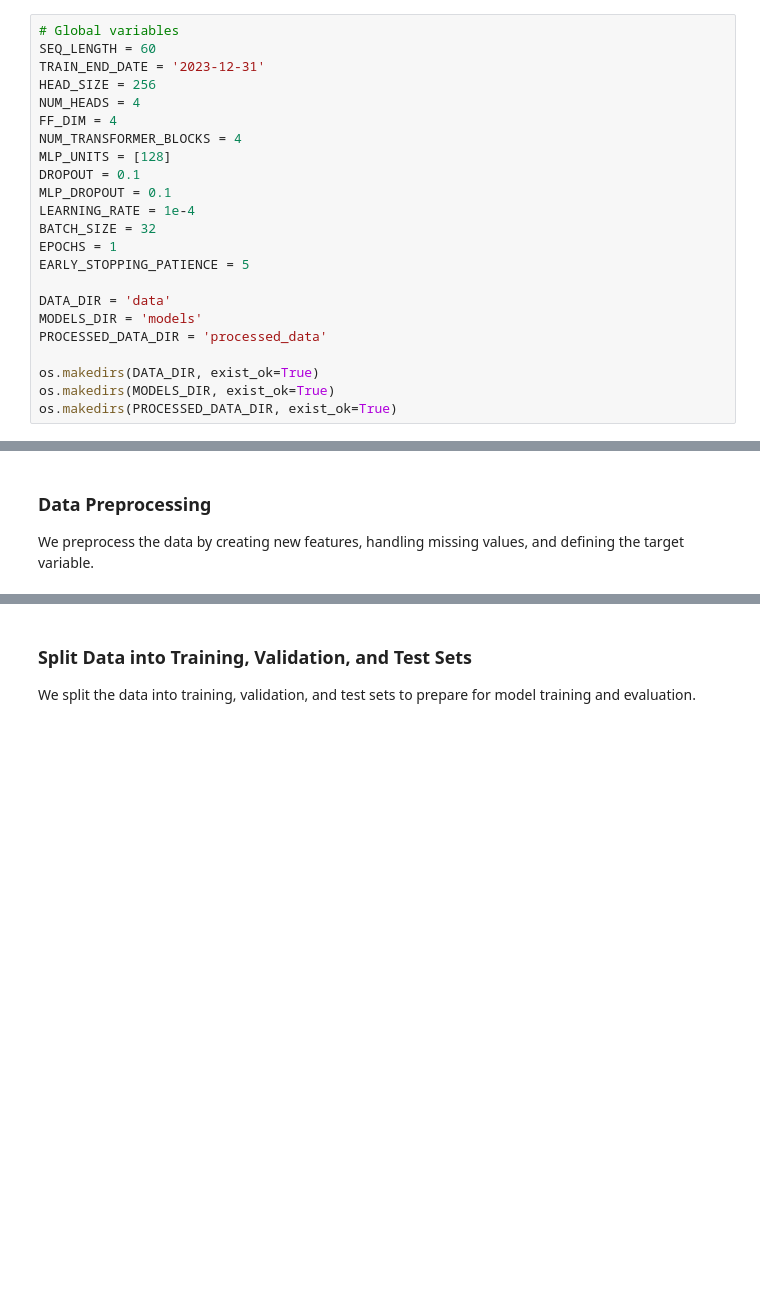
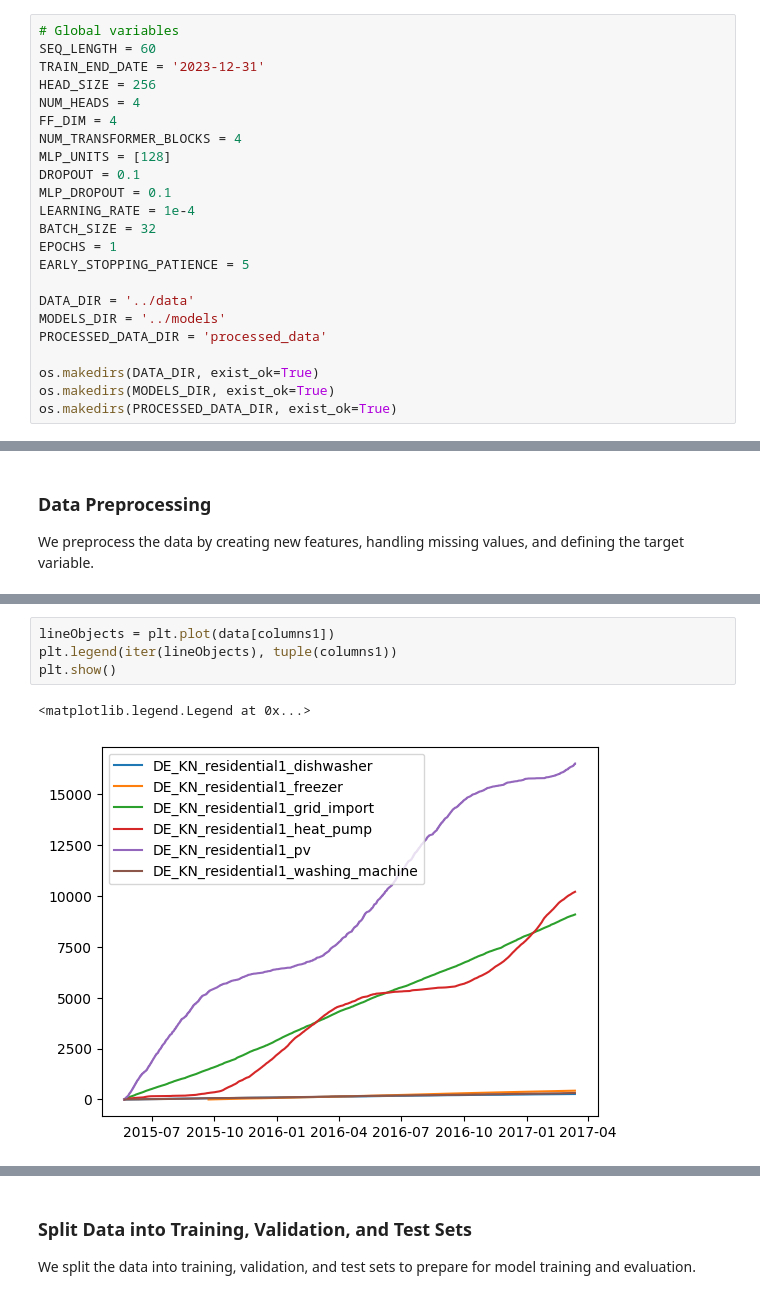
Before and after one commit to keyko-io/olas-energy-management-agents, a Jupyter notebook: notebooks/TRANSFORMER - Energy Consumption.ipynb, the cells around one changed output, grey strips where cells are left out. Saved outputs shown, nothing was run; the diff lists cells and outputs as text; blank space fills up the shorter version.

```diff
--- a/notebooks/TRANSFORMER - Energy Consumption.ipynb
+++ b/notebooks/TRANSFORMER - Energy Consumption.ipynb
@@ -40,8 +40,8 @@ BATCH_SIZE = 32
 EPOCHS = 1
 EARLY_STOPPING_PATIENCE = 5
 
-DATA_DIR = 'data'
-MODELS_DIR = 'models'
+DATA_DIR = '../data'
+MODELS_DIR = '../models'
 PROCESSED_DATA_DIR = 'processed_data'
 
 os.makedirs(DATA_DIR, exist_ok=True)
@@ -211,0 +165,7 @@ X, y = select_features(data_preprocessed)
+# %%
+lineObjects = plt.plot(data[columns1])
+plt.legend(iter(lineObjects), tuple(columns1))
+plt.show()
+# %% [output]
+<matplotlib.legend.Legend at 0x...>
+[figure, added]
```
Also changed, not shown: parts of 26 cells of this notebook, 2 other files.
